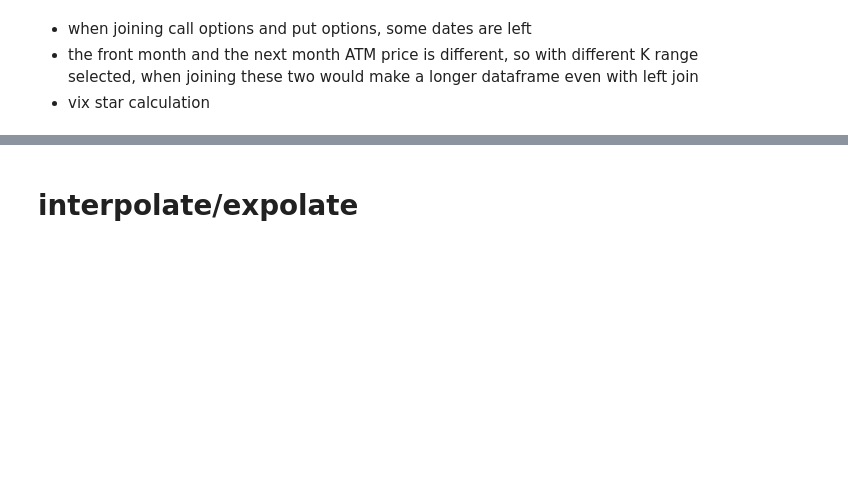
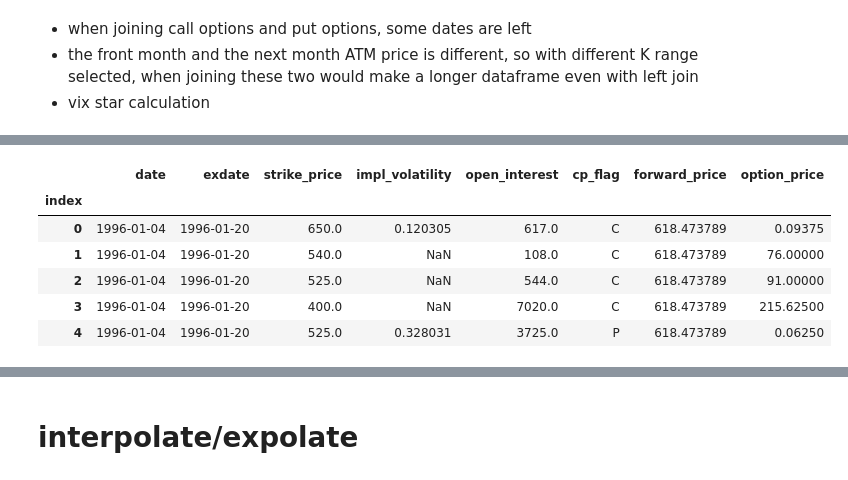
Before and after one commit to spencerljx/Volatility-Prediction, a Jupyter notebook: feature_engine.ipynb, the cells around one changed output, grey strips where cells are left out. Saved outputs shown, nothing was run; the diff lists cells and outputs as text; code cells hidden in the pictures; blank space fills up the shorter version.

```diff
--- a/feature_engine.ipynb
+++ b/feature_engine.ipynb
@@ -44,0 +50,10 @@ spx_dates = spx_dates[spx_dates>=pd.to_datetime('1996-07-01')]
+# %%
+spx_front.head()
+# %% [output]
+|  | date | exdate | strike_price | impl_volatility | open_interest | cp_flag | forward_price | option_price |
+| index |  |  |  |  |  |  |  |  |
+| 0 | 1996-01-04 | 1996-01-20 | 650.0 | 0.120305 | 617.0 | C | 618.473789 | 0.09375 |
+| 1 | 1996-01-04 | 1996-01-20 | 540.0 | NaN | 108.0 | C | 618.473789 | 76.00000 |
+| 2 | 1996-01-04 | 1996-01-20 | 525.0 | NaN | 544.0 | C | 618.473789 | 91.00000 |
+| 3 | 1996-01-04 | 1996-01-20 | 400.0 | NaN | 7020.0 | C | 618.473789 | 215.62500 |
+| 4 | 1996-01-04 | 1996-01-20 | 525.0 | 0.328031 | 3725.0 | P | 618.473789 | 0.06250 |
```
Also changed, not shown: parts of 35 cells of this notebook.
